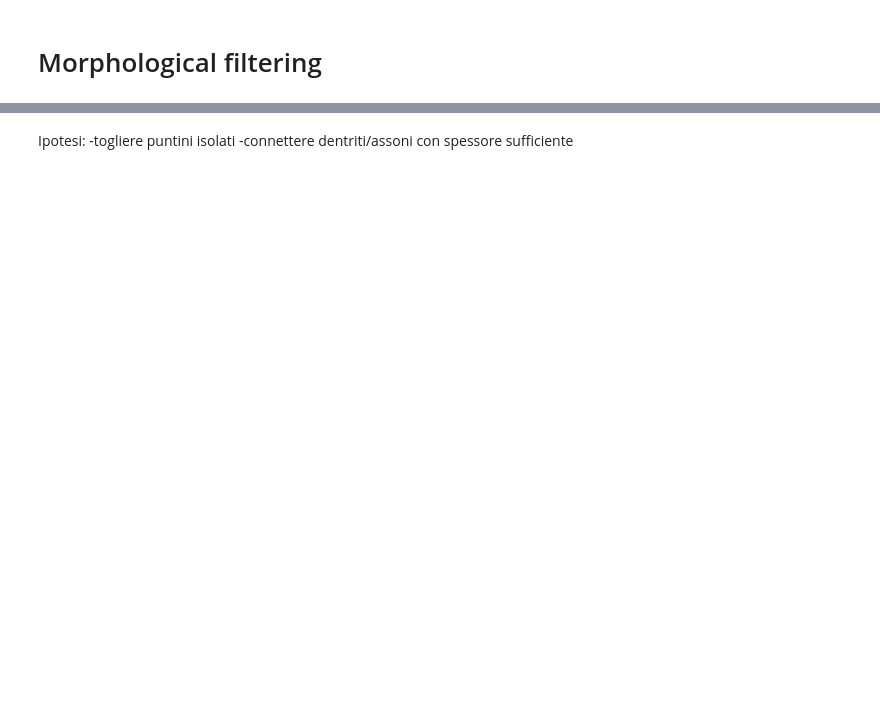
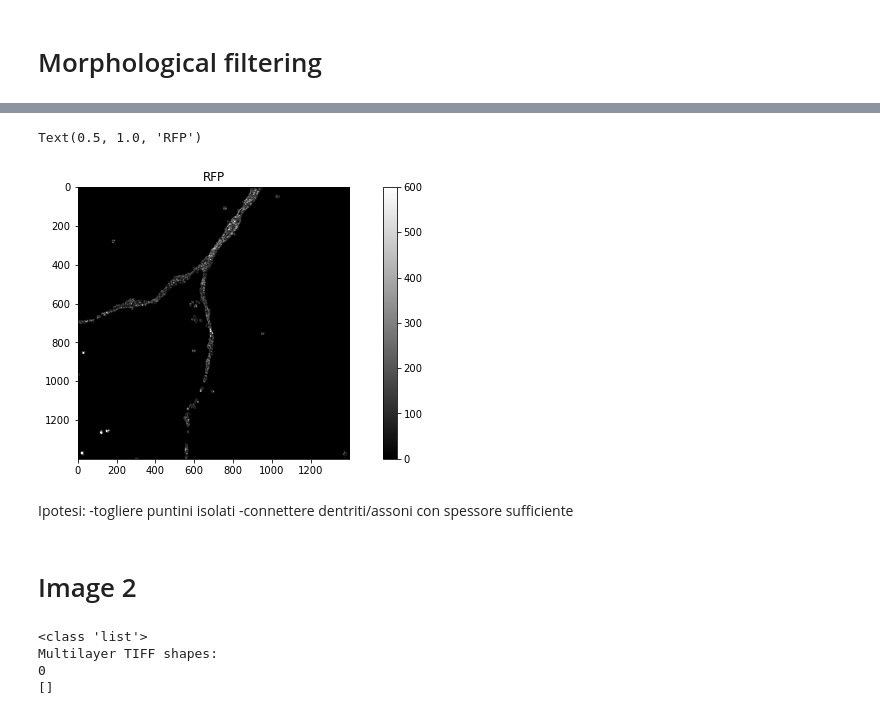
Before and after one commit to leonardocattarin/NeuronConnectivity, a Jupyter notebook: Microscopy_analysis.ipynb, the cells around one changed output, grey strips where cells are left out. Saved outputs shown, nothing was run; the diff lists cells and outputs as text; code cells hidden in the pictures; blank space fills up the shorter version.

```diff
--- a/Microscopy_analysis.ipynb
+++ b/Microscopy_analysis.ipynb
@@ -180,4 +221,39 @@ Text(0.5, 1.0, 'Processed image, 2 cycles of Opening and Closing')
+# %%
+filtered = thresh1 * cv_img_1_str_RFP[ii]
+
+fig = plt.figure()
+ax = fig.gca()
+pos = ax.imshow(filtered, cmap="gray")
+pos.set_clim(0,600)
+fig.colorbar(pos, ax=ax)
+ax.set_title("RFP")
+# %% [output]
+Text(0.5, 1.0, 'RFP')
+[figure, added]
 # %% [markdown]
 Ipotesi:
 -togliere puntini isolati
 -connettere dentriti/assoni con spessore sufficiente
+# %% [markdown]
+# Image 2
+# %%
+## Img 2 Confocal
+#tuple import
+cv_img_2_con_RFP = cv.imreadmulti('Data/2/confocal/2RFP.TIF', flags=2)[1]
+cv_img_2_con_CY5 = cv.imreadmulti('Data/2/confocal/2CY5.TIF', flags=2)[1]
+
+print(type(cv_img_2_con_RFP))
+
+print("Multilayer TIFF shapes:")
+print(len(cv_img_2_con_RFP))
+print(cv_img_2_con_CY5)
+
+# Img 2 superresoluted
+#tuple import
+cv_img_2_str_RFP = cv.imreadmulti('Data/2/super_resolution/3_VCS_w1VCS_100X_RFP.TIF', flags=2)[1]
+cv_img_2_str_CY5 = cv.imreadmulti('Data/2/super_resolution/3_VCS_w1VCS_100X_CY5.TIF', flags=2)[1]
+# %% [output]
+<class 'list'>
+Multilayer TIFF shapes:
+0
+[]
```
Also changed, not shown: parts of 8 cells of this notebook.
